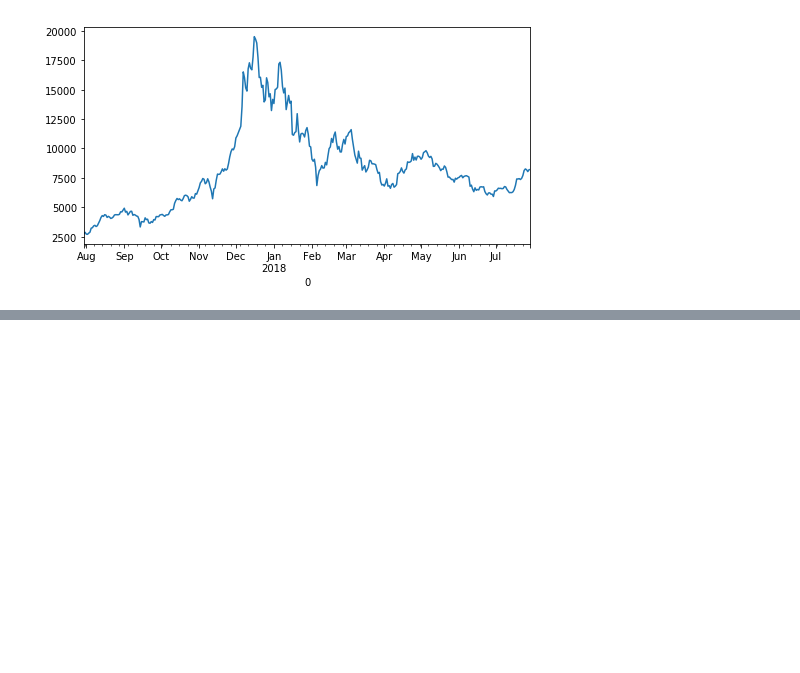
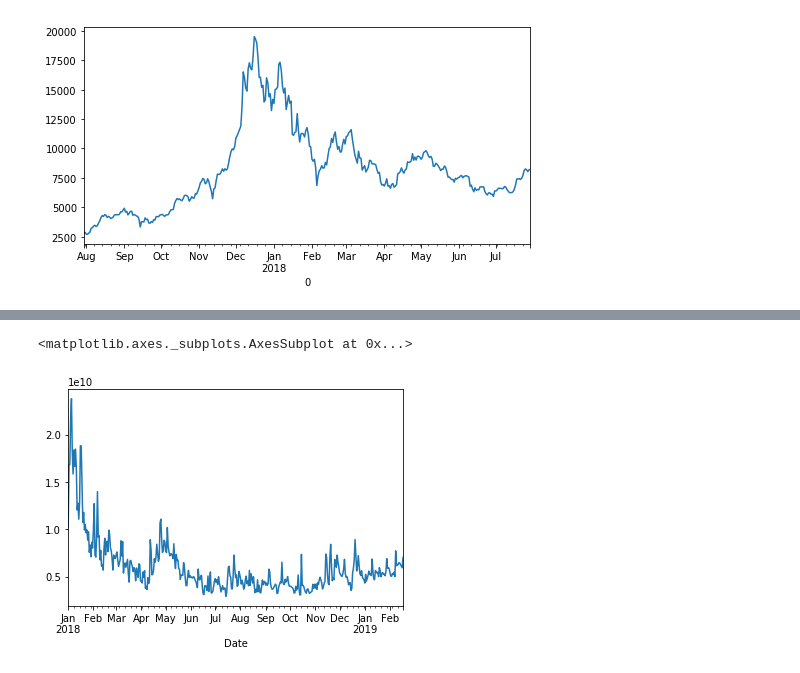
Before and after one commit to sohanlal1234/machine-learning, a Jupyter notebook: demos/Day 1 - visualization.ipynb, the cells around one changed output, grey strips where cells are left out. Cells and saved outputs as stored; diff of their text form; code cells hidden in the pictures; blank space fills up the shorter version.

```diff
--- a/demos/Day 1 - visualization.ipynb
+++ b/demos/Day 1 - visualization.ipynb
@@ -172,0 +211,5 @@ plt.savefig("bitcoin.pdf")
+# %%
+bitcoin["volume"].plot()
+# %% [output]
+<matplotlib.axes._subplots.AxesSubplot at 0x...>
+[figure, added]
```
Also changed, not shown: parts of 6 cells of this notebook, 1 other file.
